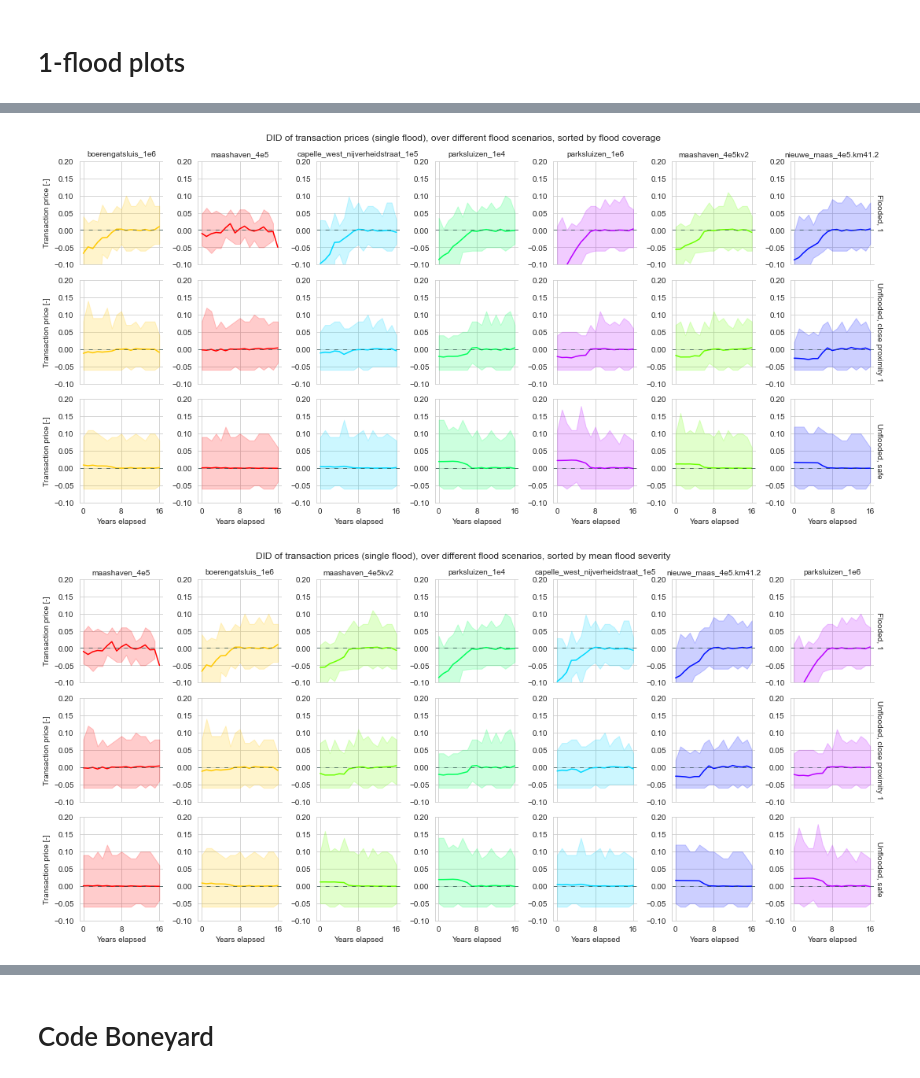
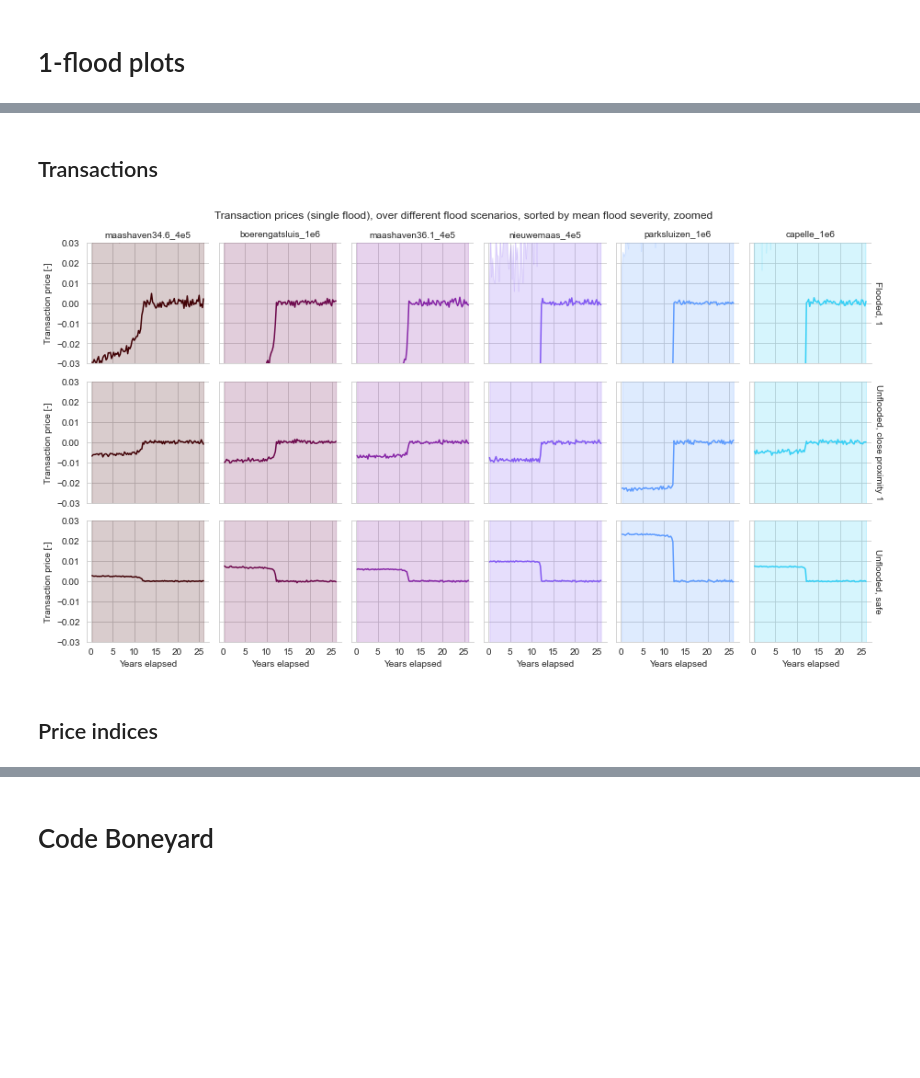
Before and after one commit to FishOuttaWotah/epa-rdam-housing-under-floods, a Jupyter notebook: plotting_aggregation.ipynb, the cells around one changed output, grey strips where cells are left out. Saved outputs shown, nothing was run; the diff lists cells and outputs as text; code cells hidden in the pictures; blank space fills up the shorter version.

```diff
--- a/plotting_aggregation.ipynb
+++ b/plotting_aggregation.ipynb
@@ -18,7 +20,7 @@ prefix_A = 'hh_A'
 prefix_T = 'hh_T'
 prefix_exp = 'hh_exp'
 ending = '_.pkl.xz'
-output_addition = "v4b"  # added label for different output blocks
+output_addition = "v5"  # added label for different output blocks
 
 path_experiments = f'{save_dir}/experiment_scenarios_ref_{output_addition}.pkl.xz'
 # %%
@@ -57,9 +59,11 @@ mostly for 1-flood scenarios
 scenarios_dict = {}
 scen_cats = scenarios_df.index.get_level_values(0).categories  # flood scenarios as pandas categories
 for cat in scen_cats:
+    # get flood scenarios and all including states
     subset = scenarios_df.loc[(cat, slice(None)), :]
     # iterate through the values section (titled 'flatten')
     flattens = subset.flatten.to_list()
+    fld_area = subset.flood_size.sum()  # flooded area in equivalent units (some scenarios have different spatial resolutions)
     # scen_empties = 0 # will be added
     scen_flooded = []
     for arr in flattens:  # only get values larger than 0
@@ -73,7 +77,7 @@ for cat in scen_cats:
     scen_max = np.max(scen_flooded)
     scen_90 = np.percentile(scen_flooded, q=90)
     scenarios_dict[cat] = {'arr_fld': scen_flooded,
-                           'n_fld': len(scen_flooded),
+                           'n_fld': fld_area,
                            'mean': scen_mean,
                            'median': scen_median,
                            'max': scen_max,
@@ -82,7 +86,7 @@ for cat in scen_cats:
 
 scenarios_df2 = pd.DataFrame.from_dict(scenarios_dict, orient='index')
 # clearing old items to minimise clutter:
-del subset, flattens, scen_flooded, flood_bool, scen_mean, scen_median, scen_max, scen_90, arr, cat
+del subset, flattens, scen_flooded, flood_bool, scen_mean, scen_median, scen_max, scen_90, arr, cat, fld_area
 # %%
 # get the order in terms of n_fld (coverage) and mean flood values
 # also need shortnames from scenarios?
@@ -447,8 +544,11 @@ scen_suffix = f']'
 subset_1f = all_scenarios_df.loc[all_scenarios_df['timings'].isin([timing_1f]), :]
 # scen_names_1f = subset_1f.index.str.split("_").str[1]
 scen_names_1f = [event_tup[0] for event_tup in subset_1f.events]
+iters = subset_1f.index.str.split("_").str[4]  # ad hoc method to get the iteration number
+all_t_1f = [pd.read_pickle(f'{save_dir}/{path}') for path in subset_1f['T']]
+for itern, df in zip(iters,all_t_1f):
+    df['Iteration'] = itern
 
-all_t_1f = [pd.read_pickle(f'{save_dir}/{path}') for path in subset_1f['T']]
 all_t_1f_df = pd.concat(all_t_1f, keys=scen_names_1f, names=['Scenario']).reset_index()
 # convert win_bid to DID
 all_t_1f_df['win_bid_d'] = all_t_1f_df['win_bid'] - control_wb_line
@@ -456,6 +556,6 @@ all_t_1f_df['win_bid_d'] = all_t_1f_df['win_bid'] - control_wb_line
 
 all_t_1f_df['year'] = (all_t_1f_df['step'].astype(int) // 20 * 5).astype('category')
 # combine all transactions into a year
-all_t_1f_df['step'] = (all_t_1f_df['step'].astype(int) // 4).astype('category')
+all_t_1f_df['step'] = (all_t_1f_df['step'].astype(int) / 4)
 # convert h_value to DID
-all_t_1f_df['h_value_d'] = all_t_1f_df['h_value'] - all_t_1f_df['step'].astype(int).map(control_hv_reg)
+all_t_1f_df['h_value_d'] = all_t_1f_df['h_value'] - all_t_1f_df['step'].map(control_hv_reg)
@@ -478,45 +571,58 @@ all_t_1f_df['h_value_d'] = all_t_1f_df['h_value'] - all_t_1f_df['step'].astype(i
+# %% [markdown]
+## Transactions
 # %%
-for mode in ['fld_coverage','fld_severity']:
+for mode in ['fld_severity', 'fld_coverage']:
     if mode == 'fld_coverage':
         col_order = scen_coverage
         sort = "flood coverage"
+        break # ignore this, irrelevant
     elif mode == 'fld_severity':
         col_order = scen_severity
         sort = "mean flood severity"
     else:
         raise ValueError(f'mode {mode} invalid')
+#
+# col_order = scen_severity
+# sort = "mean flood severity"
+# mode=1
 
-    colors = cmasher.take_cmap_colors('hsv', len(all_t_1f_df.Scenario.unique()), cmap_range=(0,.8) )
+    colors = cmasher.take_cmap_colors('cmr.gem', len(all_t_1f_df.Scenario.unique()), cmap_range=(0,0.9) )
     fg_wb_1f = sns.relplot(data=all_t_1f_df,
-                           row='category', col='Scenario', hue='Scenario', palette=colors, col_order=col_order,
-                           hue_order=scen_severity,
-                           y='win_bid_d', x='step', kind='line', errorbar=('pi',100), facet_kws={'sharey': False, 'margin_titles': True}, height=2.4, aspect=0.9, legend=False)
-    fg_wb_1f.figure.suptitle(f"DID of transaction prices (single flood), over different flood scenarios, sorted by {sort}")
+                       row='category', col='Scenario', hue='Scenario', palette=colors, col_order=col_order,
+                       hue_order=scen_severity,
+                       y='win_bid_d', x='step', kind='line', errorbar=('pi',100),
+                       facet_kws={'sharey': True, 'margin_titles': True}, height=2.4, aspect=0.9, legend=False)
+
     fg_wb_1f.set_xlabels('Years elapsed')
     fg_wb_1f.set_ylabels('Transaction price [-]')
     fg_wb_1f.set_titles(template=None, col_template="{col_name}", row_template='{row_name}')
-    # fg_wb_mean_1F.add_legend()
-    # fg_wb_mean_1F.set(xticks=[time_range[0],0,4,time_range[1]])
-    fg_wb_1f.set(xticks=[0, time_range[-1] // 2, time_range[-1]])
-    fg_wb_1f.refline(y=0., color='darkslategray', linestyle=(0, (7, 9)), linewidth=.7)
-    for row in range(fg_wb_1f.axes.shape[0]):  # access row
-        # if row == 0:
-        #     ylim = (-.2, 0.1)
-        #     ticks = np.arange(-10, 21, 10) / 100
-        # else:
-        ylim = (-0.1, 0.2)
-        ticks = np.arange(-10, 21, 5) /100
-        for col in range(fg_wb_1f.axes.shape[1]): # access col
-            fg_wb_1f.axes[row, col].set_ylim(ylim)
-            fg_wb_1f.axes[row, col].set_yticks(ticks)
+    fg_wb_1f.set(xticks=np.arange(0,26,5),ylim=(0.95, 1.05),yticks=np.arange(95, 106,1)/100)
+    fg_wb_1f.refline(y=1.02, color='darkslategray', linestyle=(0, (7, 9)), linewidth=.7, zorder=1.9)
 
-    fg_wb_1f.tight_layout()
-    fg_wb_1f.savefig(f'data_model_outputs/plots_stats/111_wb_1f_{mode}.jpg', dpi=400)
+    for zoom in ['overview','zoomed']:
+        for row in range(fg_wb_1f.axes.shape[0]):  # access row
+            if zoom == 'overview':
+                ylim = (-0.1, 0.2)
+                ticks = np.arange(-10, 21, 5) /100
+            elif zoom == 'zoomed':
+                ylim = (-0.03, 0.03)
+                ticks = np.arange(-3, 4,1)/100
+            else:
+                raise ValueError
+            for col in range(fg_wb_1f.axes.shape[1]): # access col
+                fg_wb_1f.axes[row, col].set_ylim(ylim)
+                fg_wb_1f.axes[row, col].set_yticks(ticks)
+
+        fg_wb_1f.figure.suptitle(f"Transaction prices (single flood), over different flood scenarios, sorted by {sort}, {zoom}")
+        fg_wb_1f.tight_layout()
+        fg_wb_1f.savefig(f'data_model_outputs/plots_stats/111_wb_1f_{mode}_{zoom}.jpg', dpi=300)
+        # break
     # probably need to separate and zoom into the graphs for unflooded
     # would be nice to access the row level and modify the sharey
 # %% [output]
-[figure, old version]
+[figure, new version]
-[figure, removed]
+# %% [markdown]
+## Price indices
 # %%
 for mode in ['fld_coverage','fld_severity']:
     if mode == 'fld_coverage':
```
Also changed, not shown: parts of 30 cells of this notebook, 2 other files.
